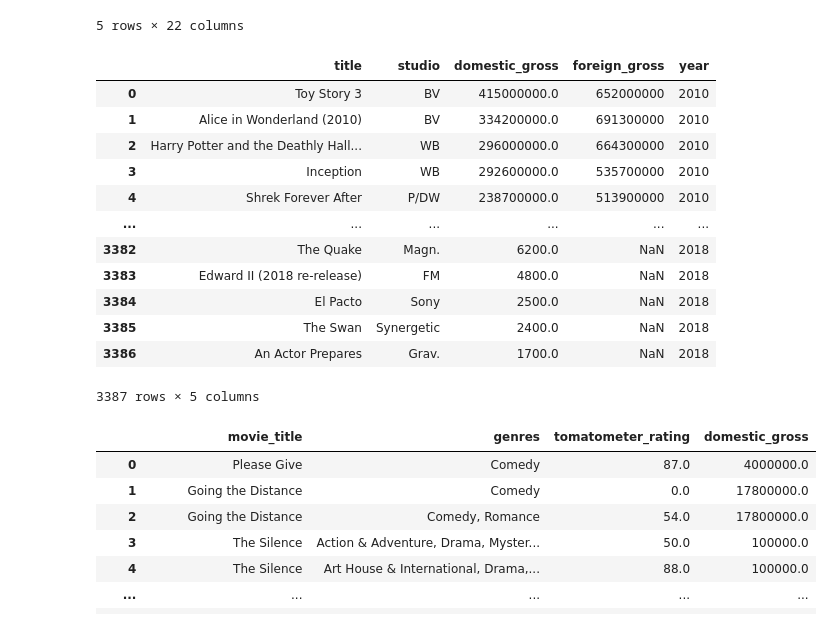
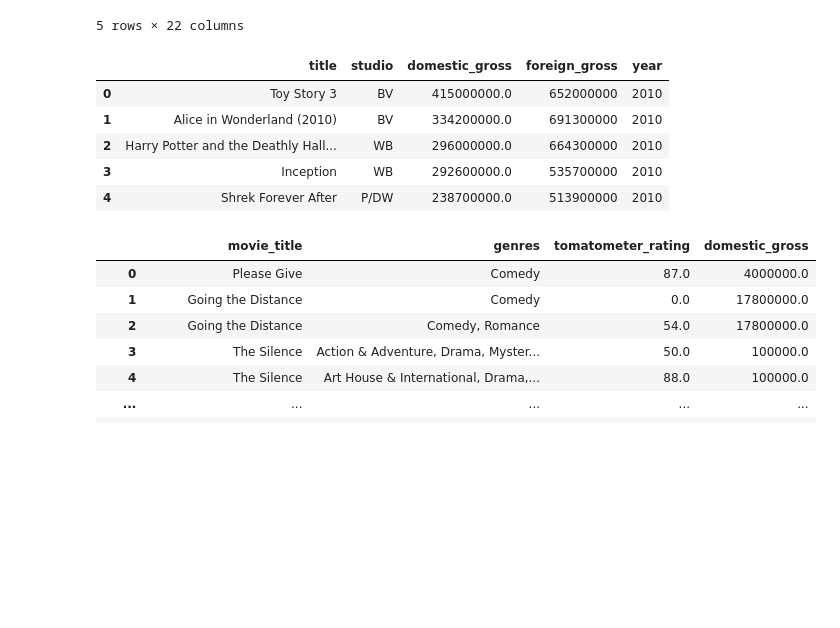
Before and after one commit to richesinrr0/microsoft_movie_analysis, a Jupyter notebook: Movie_analysis_genres_ross.ipynb, the cells around one changed output. Saved outputs shown, nothing was run; the diff lists cells and outputs as text; code cells hidden in the pictures; blank space fills up the shorter version.

```diff
--- a/Movie_analysis_genres_ross.ipynb
+++ b/Movie_analysis_genres_ross.ipynb
@@ -13,22 +14,15 @@ df.head()
 | 4 | m/1000079-20000_leagues_under_the... | 20,000 Leagues Under The Sea | In 1866, Professor Pierre M. Aron... | One of Disney's finest live-actio... | G | Action & Adventure, Drama, Kids &... | Richard Fleischer | ... |
 5 rows × 22 columns
 # %%
-df_gross = pd.read_csv('data/zippedData/bom.movie_gross.csv')
-df_gross
+df_gross = pd.read_csv('data/zippedData/bom.movie_gross.csv.gz')
+df_gross.head()
 # %% [output]
 |  | title | studio | domestic_gross | foreign_gross | year |
 | 0 | Toy Story 3 | BV | 415000000.0 | 652000000 | 2010 |
 | 1 | Alice in Wonderland (2010) | BV | 334200000.0 | 691300000 | 2010 |
 | 2 | Harry Potter and the Deathly Hall... | WB | 296000000.0 | 664300000 | 2010 |
 | 3 | Inception | WB | 292600000.0 | 535700000 | 2010 |
 | 4 | Shrek Forever After | P/DW | 238700000.0 | 513900000 | 2010 |
-| ... | ... | ... | ... | ... | ... |
-| 3382 | The Quake | Magn. | 6200.0 | NaN | 2018 |
-| 3383 | Edward II (2018 re-release) | FM | 4800.0 | NaN | 2018 |
-| 3384 | El Pacto | Sony | 2500.0 | NaN | 2018 |
-| 3385 | The Swan | Synergetic | 2400.0 | NaN | 2018 |
-| 3386 | An Actor Prepares | Grav. | 1700.0 | NaN | 2018 |
-3387 rows × 5 columns
 # %%
 merged = pd.merge(df, df_gross, left_on='movie_title', right_on='title')
 df_rating_genres = merged[['movie_title','genres', 'tomatometer_rating', 'domestic_gross']].copy()
```
Also changed, not shown: parts of 27 cells of this notebook.
